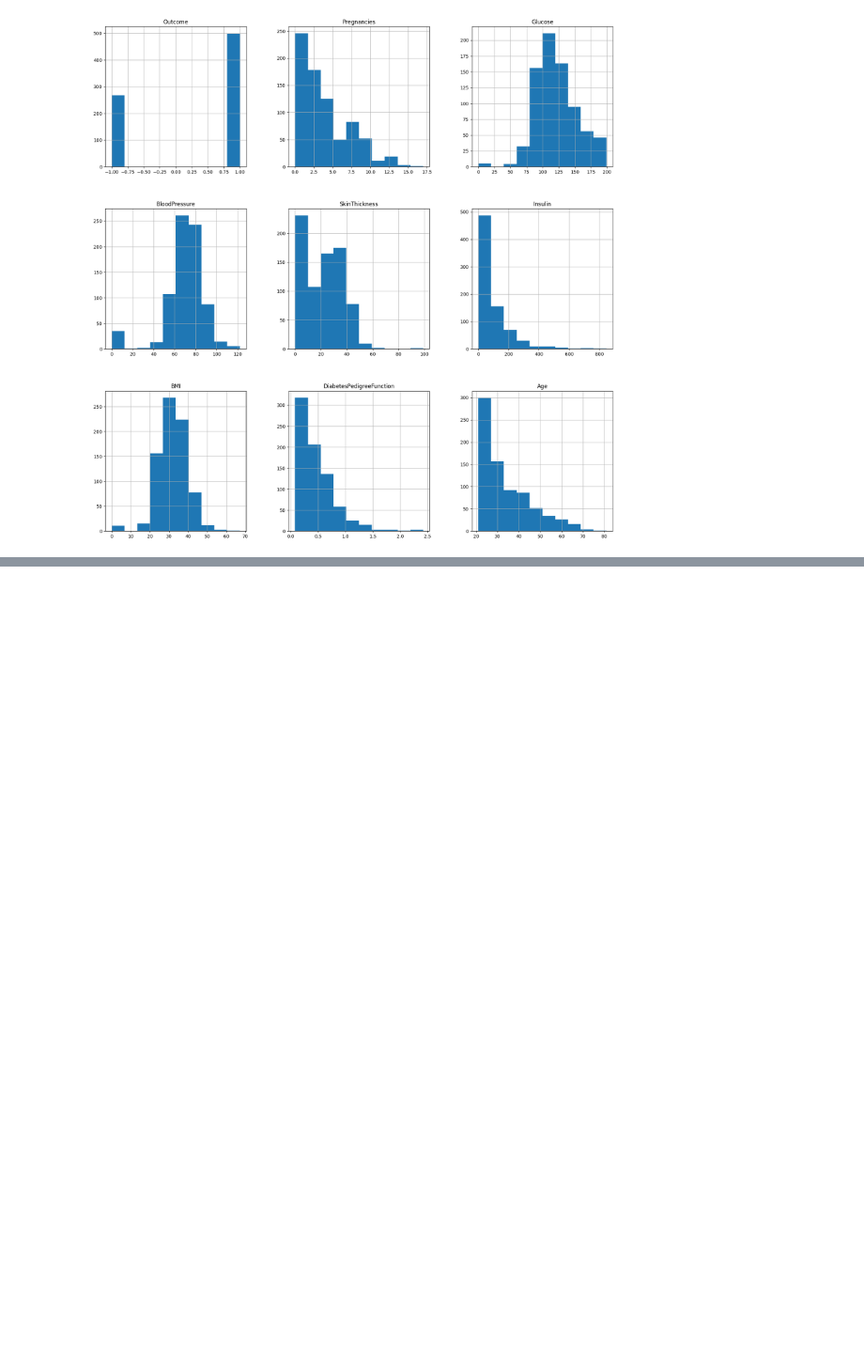
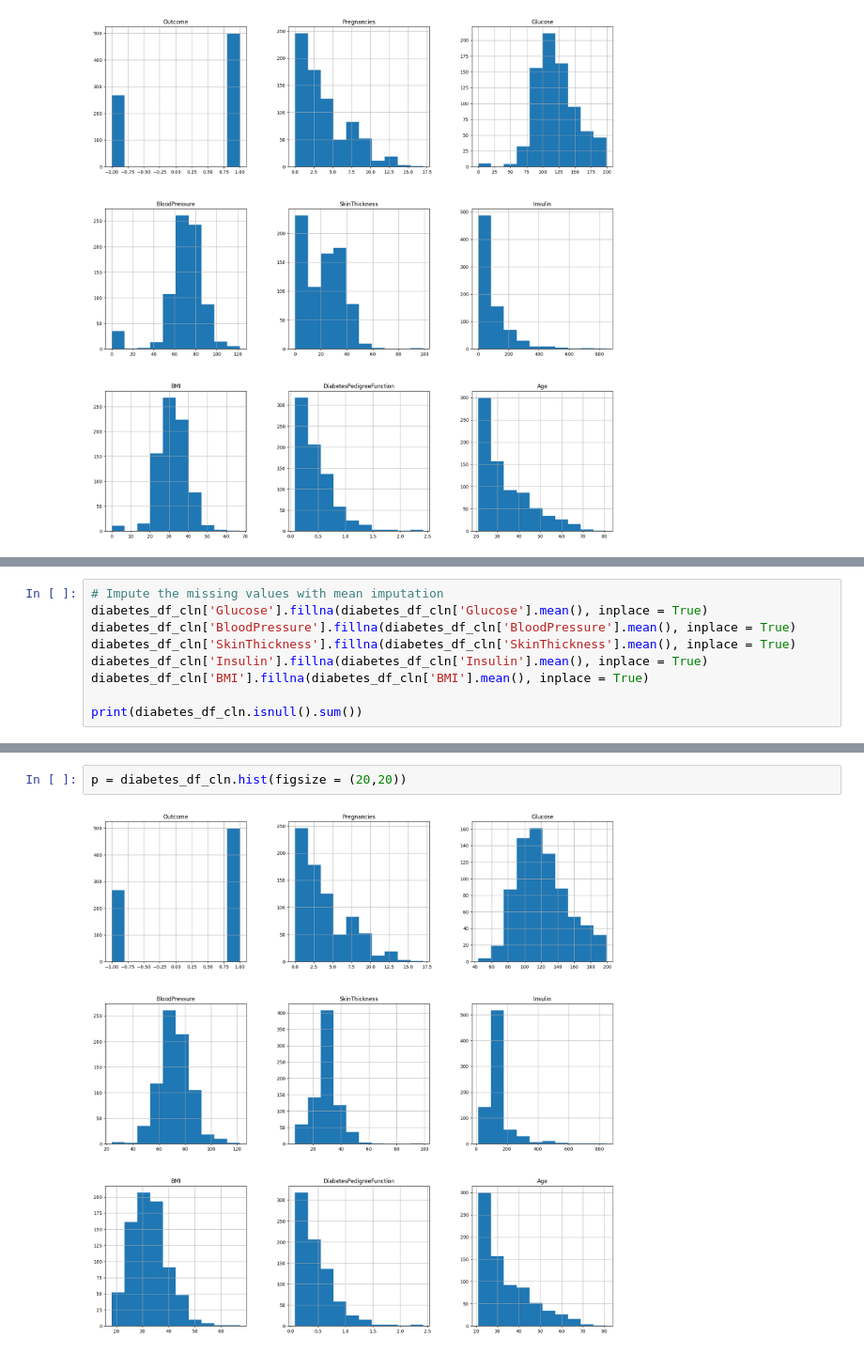
Before and after one commit to ifboelhasrin/DLF_A1, a Jupyter notebook: ass1.ipynb, the cells around one changed output, grey strips where cells are left out. Shown at 94% size. Saved outputs shown, nothing was run; the diff lists cells and outputs as text; blank space fills up the shorter version.

```diff
--- a/ass1.ipynb
+++ b/ass1.ipynb
@@ -86,0 +121,9 @@ p = diabetes_df.hist(figsize = (20,20))
+# %%
+# Impute the missing values with mean imputation
+diabetes_df_cln['Glucose'].fillna(diabetes_df_cln['Glucose'].mean(), inplace = True)
+diabetes_df_cln['BloodPressure'].fillna(diabetes_df_cln['BloodPressure'].mean(), inplace = True)
+diabetes_df_cln['SkinThickness'].fillna(diabetes_df_cln['SkinThickness'].mean(), inplace = True)
+diabetes_df_cln['Insulin'].fillna(diabetes_df_cln['Insulin'].mean(), inplace = True)
+diabetes_df_cln['BMI'].fillna(diabetes_df_cln['BMI'].mean(), inplace = True)
+
+print(diabetes_df_cln.isnull().sum())
@@ -86,0 +158,4 @@ p = diabetes_df.hist(figsize = (20,20))
+# %%
+p = diabetes_df_cln.hist(figsize = (20,20))
+# %% [output]
+[figure, added]
```
Also changed, not shown: parts of 7 cells of this notebook, 2 other files.
